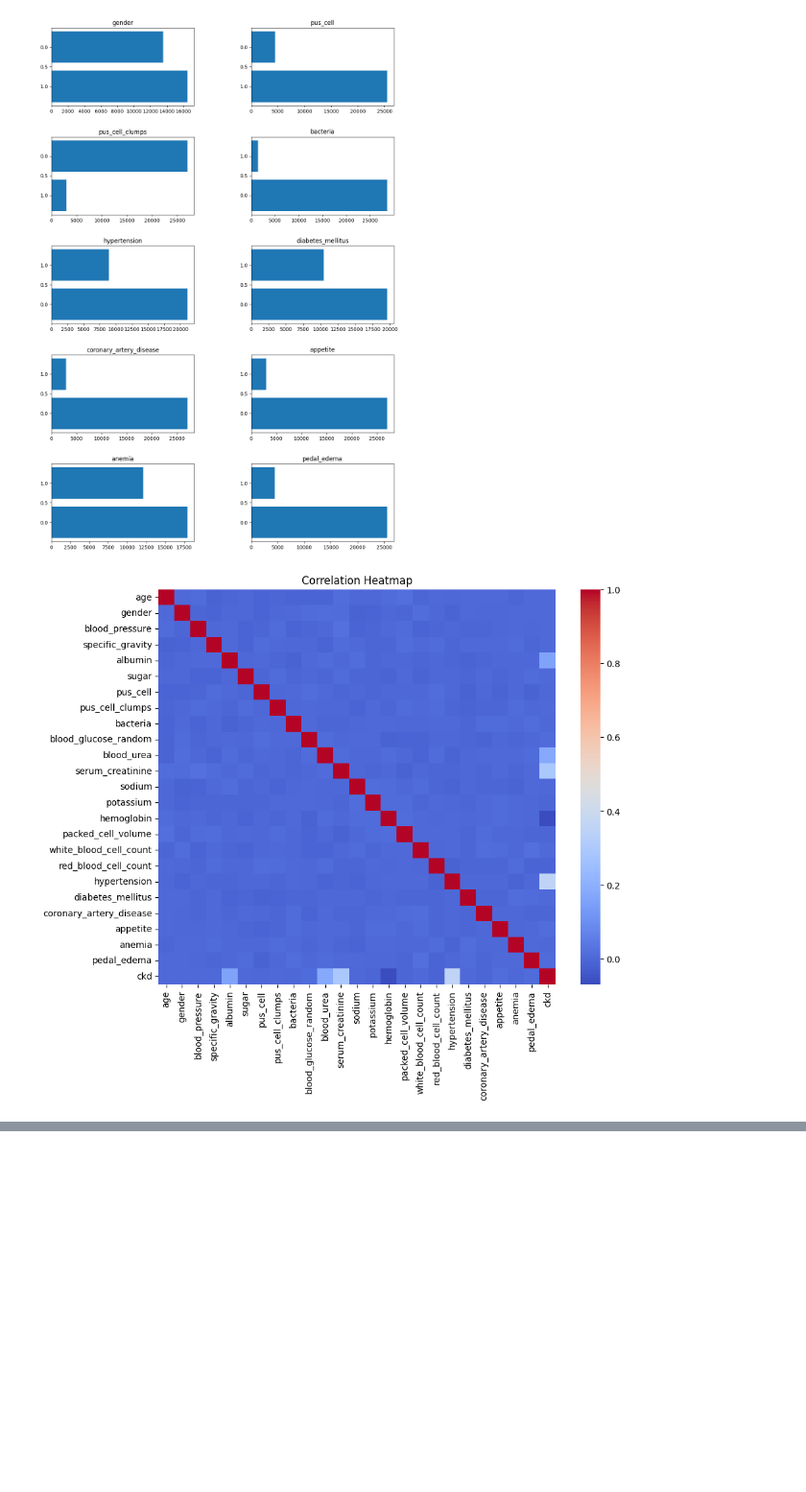
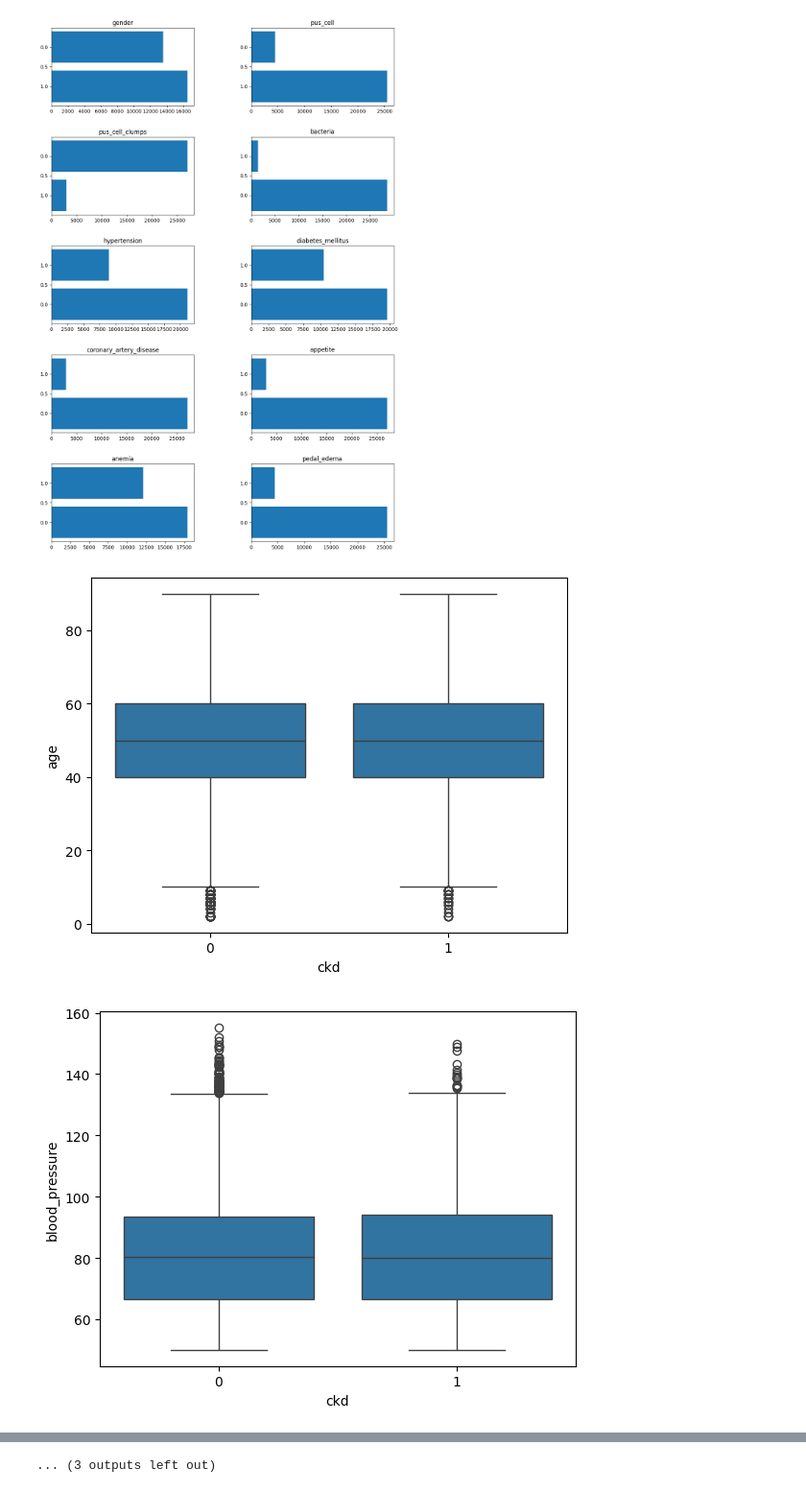
Before and after one commit to Zeeshan-Analytics/ML_based_Chronic-_Kidney_Disease_Prediction, a Jupyter notebook: CKD.ipynb, the cells around one changed output, grey strips where cells are left out. Shown at 96% size. Cells and saved outputs as stored; diff of their text form; code cells hidden in the pictures; blank space fills up the shorter version.

```diff
--- a/CKD.ipynb
+++ b/CKD.ipynb
@@ -230,13 +238,23 @@ plt.subplots_adjust(left=0.1, right=0.9, top=0.9, bottom=0.1, wspace=0.4, hspace
 plt.show()
 # %% [output]
 [figure]
-# %%
-# Create a correlation heatmap
-
-corr = df.corr()
-plt.figure(figsize=(10, 8))
-sns.heatmap(corr, cmap='coolwarm')
-plt.title('Correlation Heatmap')
-plt.show()
-# %% [output]
-[figure, removed]
+# %%
+# Numerical vs Target Variable Box plots
+
+sns.boxplot(x = "ckd", y="age", data=df), plt.show()
+sns.boxplot(x = "ckd", y="blood_pressure", data=df), plt.show()
+sns.boxplot(x = "ckd", y="specific_gravity", data=df), plt.show()
+sns.boxplot(x = "ckd", y="albumin", data=df), plt.show()
+sns.boxplot(x = "ckd", y="sugar", data=df), plt.show()
+sns.boxplot(x = "ckd", y="blood_glucose_random", data=df), plt.show()
+sns.boxplot(x = "ckd", y="blood_urea", data=df), plt.show()
+sns.boxplot(x = "ckd", y="serum_creatinine", data=df), plt.show()
+sns.boxplot(x = "ckd", y="sodium", data=df), plt.show()
+sns.boxplot(x = "ckd", y="potassium", data=df), plt.show()
+sns.boxplot(x = "ckd", y="hemoglobin", data=df), plt.show()
+sns.boxplot(x = "ckd", y="packed_cell_volume", data=df), plt.show()
+sns.boxplot(x = "ckd", y="white_blood_cell_count", data=df), plt.show()
+sns.boxplot(x = "ckd", y="red_blood_cell_count", data=df), plt.show()
+# %% [output]
+[figure, added]
+[figure, added]
@@ -242,0 +271 @@ plt.show()
+... (3 outputs left out)
```
Also changed, not shown: parts of 15 cells of this notebook, 1 other file.
